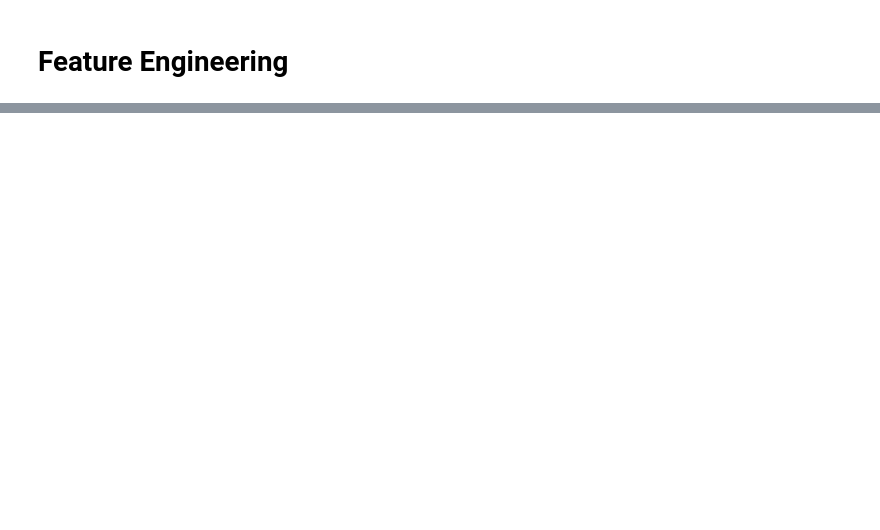
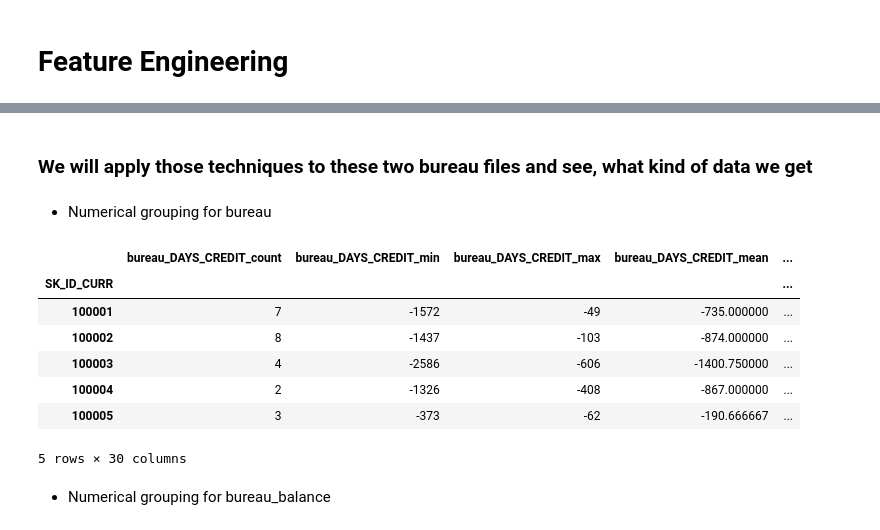
Before and after one commit to IML-Project/Home_Credit_Default_Risk_Project, a Jupyter notebook: FeatureEngineering.ipynb, the cells around one changed output, grey strips where cells are left out. Saved outputs shown, nothing was run; the diff lists cells and outputs as text; code cells hidden in the pictures; blank space fills up the shorter version.

```diff
--- a/FeatureEngineering.ipynb
+++ b/FeatureEngineering.ipynb
@@ -131,0 +270,21 @@ new_train.to_csv('./featureData.csv')
+# %% [markdown]
+### We will apply those techniques to these two bureau files and see, what kind of data we get
+# %% [markdown]
+* Numerical grouping for bureau
+# %%
+bureau_group_num = group_numeric_values(new_bureau,
+                         'bureau',
+                         groupby_id = 'SK_ID_CURR')
+# %%
+bureau_group_num.head(5)
+# %% [output]
+|  | bureau_DAYS_CREDIT_count | bureau_DAYS_CREDIT_min | bureau_DAYS_CREDIT_max | bureau_DAYS_CREDIT_mean | ... |
+| SK_ID_CURR |  |  |  |  | ... |
+| 100001 | 7 | -1572 | -49 | -735.000000 | ... |
+| 100002 | 8 | -1437 | -103 | -874.000000 | ... |
+| 100003 | 4 | -2586 | -606 | -1400.750000 | ... |
+| 100004 | 2 | -1326 | -408 | -867.000000 | ... |
+| 100005 | 3 | -373 | -62 | -190.666667 | ... |
+5 rows × 30 columns
+# %% [markdown]
+* Numerical grouping for bureau_balance
```
Also changed, not shown: parts of 125 cells of this notebook, 3 other files.
